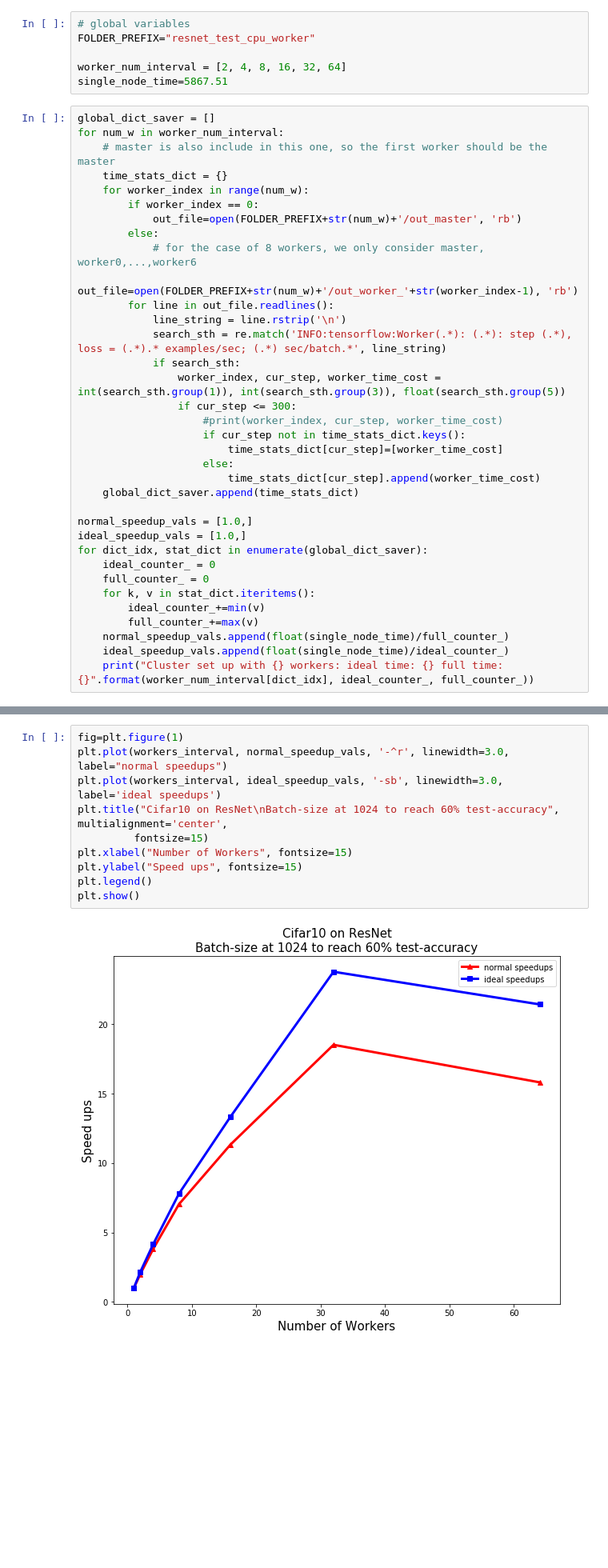
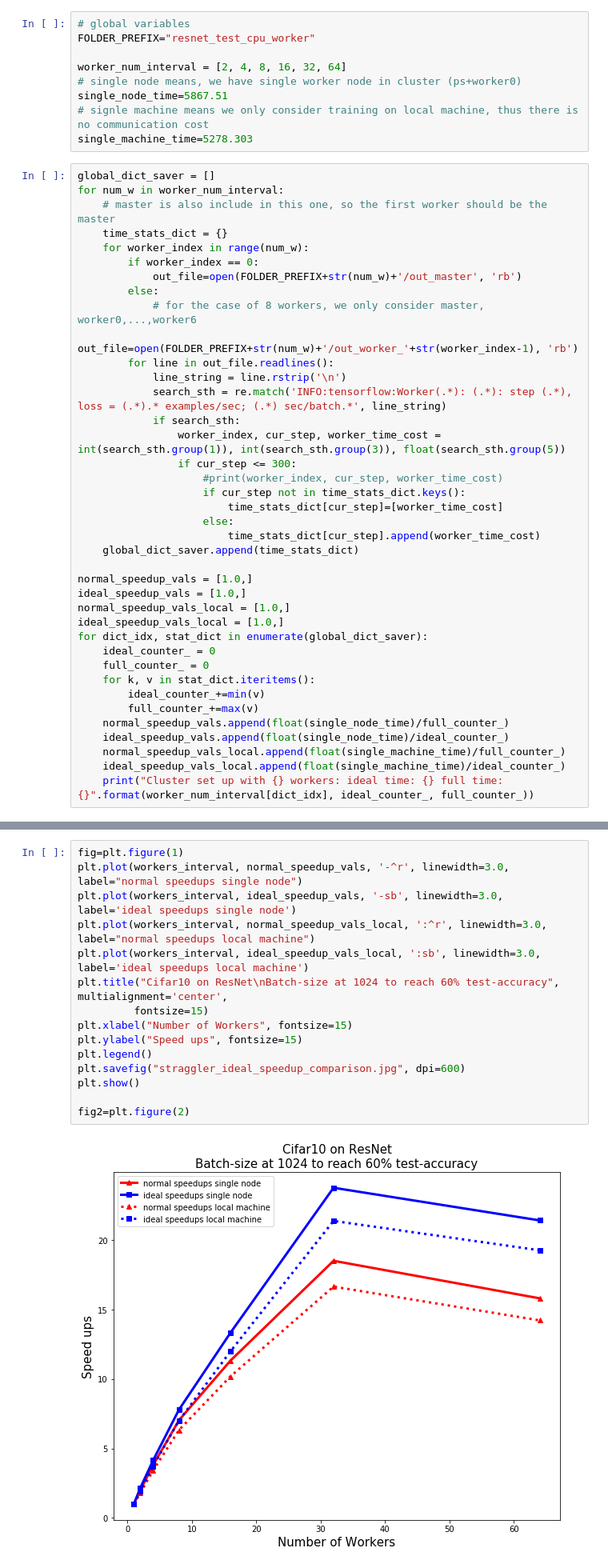
Before and after one commit to hwang595/TF-Pytorch-comparison, a Jupyter notebook: analysis/TF_Speedup_Cifar10_ResNet.ipynb, the cells around one changed output, grey strips where cells are left out. Shown at 80% size. Saved outputs shown, nothing was run; the diff lists cells and outputs as text; blank space fills up the shorter version.

Commit message:
change plots

```diff
--- a/analysis/TF_Speedup_Cifar10_ResNet.ipynb
+++ b/analysis/TF_Speedup_Cifar10_ResNet.ipynb
@@ -12,7 +12,10 @@ Populating the interactive namespace from numpy and matplotlib
 FOLDER_PREFIX="resnet_test_cpu_worker"
 
 worker_num_interval = [2, 4, 8, 16, 32, 64]
+# single node means, we have single worker node in cluster (ps+worker0)
 single_node_time=5867.51
+# signle machine means we only consider training on local machine, thus there is no communication cost
+single_machine_time=5278.303
 # %%
 global_dict_saver = []
 for num_w in worker_num_interval:
@@ -39,6 +42,8 @@ for num_w in worker_num_interval:
 
 normal_speedup_vals = [1.0,]
 ideal_speedup_vals = [1.0,]
+normal_speedup_vals_local = [1.0,]
+ideal_speedup_vals_local = [1.0,]
 for dict_idx, stat_dict in enumerate(global_dict_saver):
     ideal_counter_ = 0
     full_counter_ = 0
@@ -47,6 +52,8 @@ for dict_idx, stat_dict in enumerate(global_dict_saver):
         full_counter_+=max(v)
     normal_speedup_vals.append(float(single_node_time)/full_counter_)
     ideal_speedup_vals.append(float(single_node_time)/ideal_counter_)
+    normal_speedup_vals_local.append(float(single_machine_time)/full_counter_)
+    ideal_speedup_vals_local.append(float(single_machine_time)/ideal_counter_)
     print("Cluster set up with {} workers: ideal time: {} full time:{}".format(worker_num_interval[dict_idx], ideal_counter_, full_counter_))
 # %% [output]
 Cluster set up with 2 workers: ideal time: 2720.03 full time:2933.755
@@ -67,12 +82,17 @@ workers_interval=[1, 2, 4, 8, 16, 32, 64]
 # %%
 fig=plt.figure(1)
-plt.plot(workers_interval, normal_speedup_vals, '-^r', linewidth=3.0, label="normal speedups")
-plt.plot(workers_interval, ideal_speedup_vals, '-sb', linewidth=3.0, label='ideal speedups')
+plt.plot(workers_interval, normal_speedup_vals, '-^r', linewidth=3.0, label="normal speedups single node")
+plt.plot(workers_interval, ideal_speedup_vals, '-sb', linewidth=3.0, label='ideal speedups single node')
+plt.plot(workers_interval, normal_speedup_vals_local, ':^r', linewidth=3.0, label="normal speedups local machine")
+plt.plot(workers_interval, ideal_speedup_vals_local, ':sb', linewidth=3.0, label='ideal speedups local machine')
 plt.title("Cifar10 on ResNet\nBatch-size at 1024 to reach 60% test-accuracy", multialignment='center',
          fontsize=15)
 plt.xlabel("Number of Workers", fontsize=15)
 plt.ylabel("Speed ups", fontsize=15)
 plt.legend()
+plt.savefig("straggler_ideal_speedup_comparison.jpg", dpi=600)
 plt.show()
+
+fig2=plt.figure(2)
 # %% [output]
-[figure, old version]
+[figure, new version]
```
Also changed, not shown: parts of 1 cell of this notebook.
